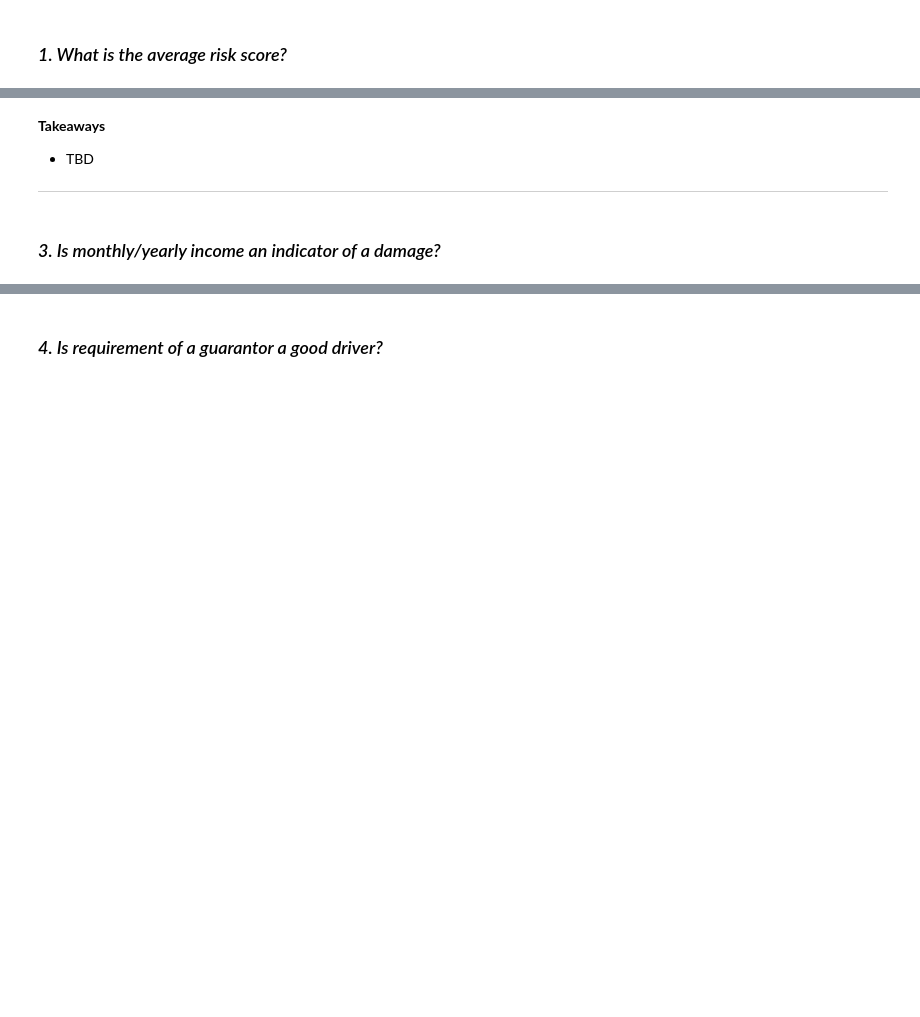
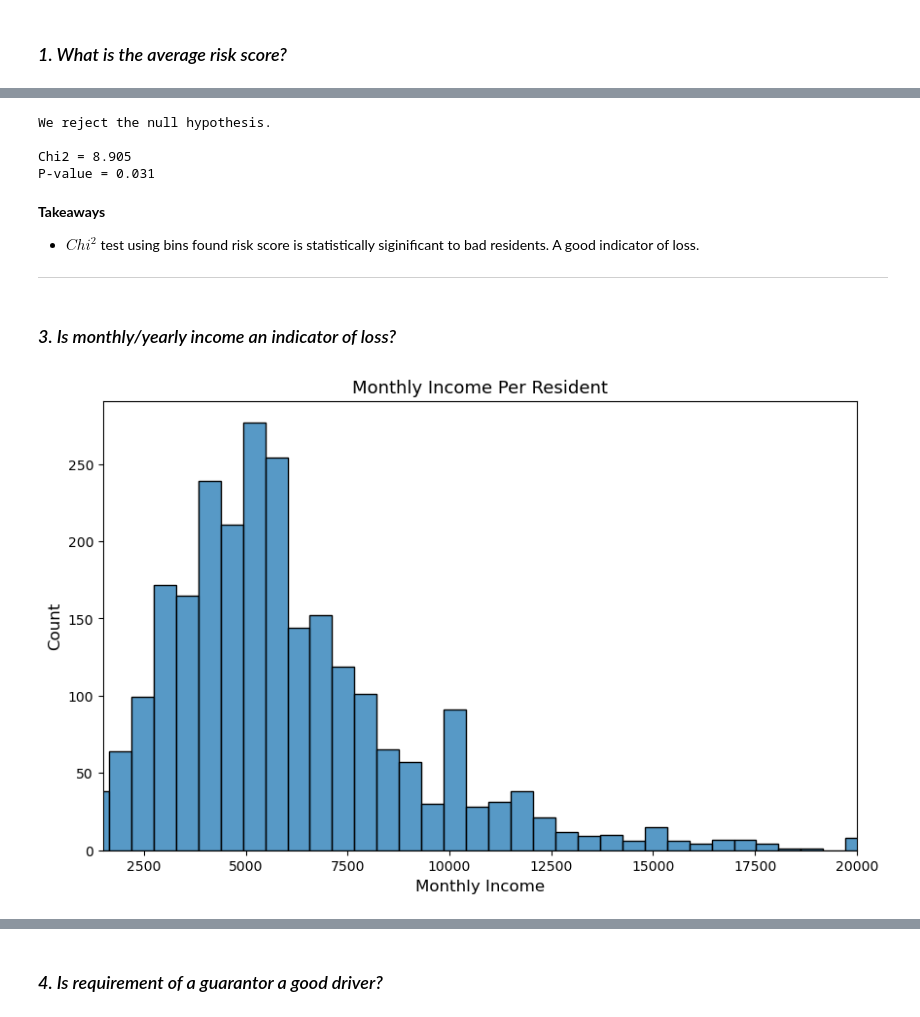
Before and after one commit to Project-DANE/DANE, a Jupyter notebook: final_notebook.ipynb, the cells around one changed output, grey strips where cells are left out. Cells and saved outputs as stored; diff of their text form; code cells hidden in the pictures; blank space fills up the shorter version.

```diff
--- a/final_notebook.ipynb
+++ b/final_notebook.ipynb
@@ -144,8 +171,19 @@ ____
+# %%
+e.chi_test_a(train, 'risk_score')
+# %% [output]
+We reject the null hypothesis.
+
+Chi2 = 8.905
+P-value = 0.031
 # %% [markdown]
 **Takeaways**
 
-- TBD
+-  $Chi^2$ test using bins found risk score is statistically siginificant to bad residents. A good indicator of loss.
 
 ____
 # %% [markdown]
-### *3. Is monthly/yearly income an indicator of a damage?*
+### *3. Is monthly/yearly income an indicator of loss?*
+# %%
+e.hist_data_inc(train, 'monthly_income', xlim =[1500, 20000] )
+# %% [output]
+[figure, added]
```
Also changed, not shown: parts of 16 cells of this notebook, 1 other file.
